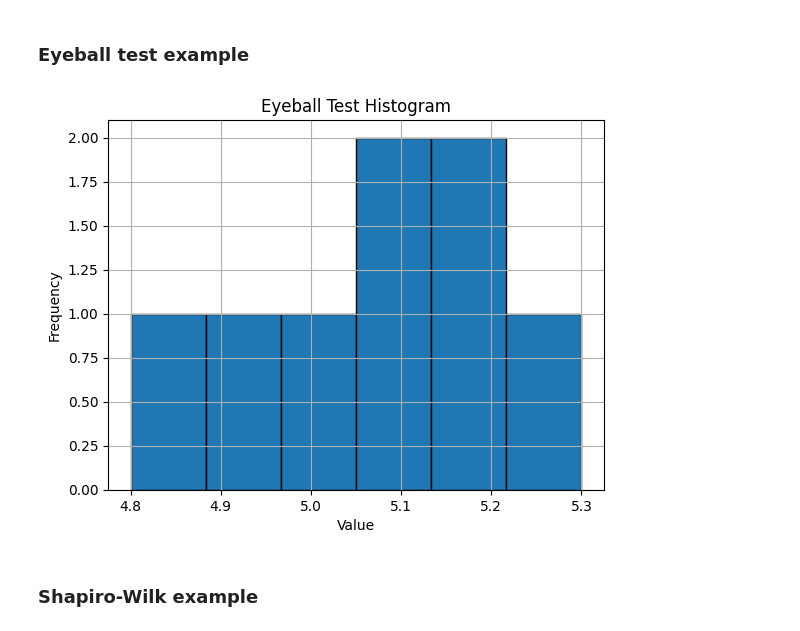
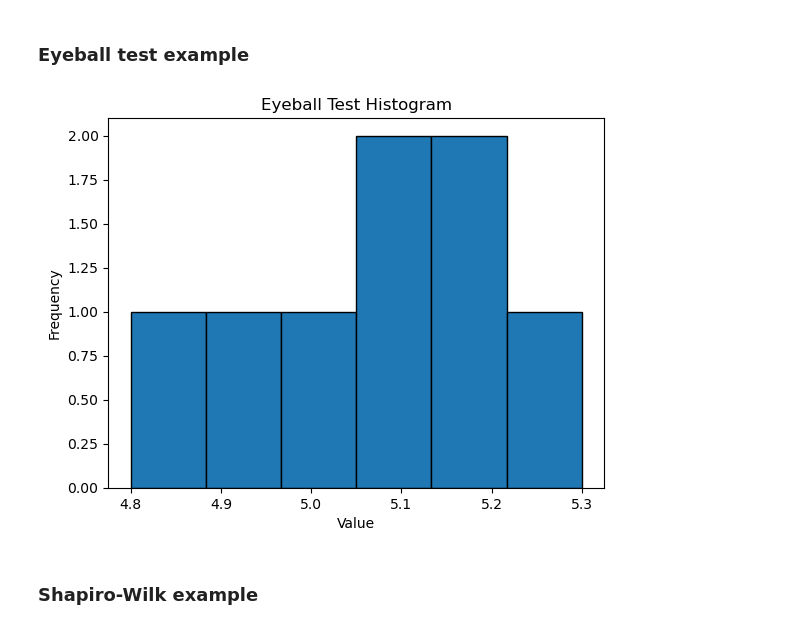
Before and after one commit to lundquist-ecology-lab/biostatistics_with_python, a Jupyter notebook: textbook/10_Parametric_tests.ipynb, the cells around one changed output. Drawn from its saved outputs; the diff is of its cells as text; code cells hidden in the pictures.

```diff
--- a/textbook/10_Parametric_tests.ipynb
+++ b/textbook/10_Parametric_tests.ipynb
@@ -187,18 +206,18 @@ p-value: 0.06
 # %%
 import matplotlib.pyplot as plt
 
 # Example data (replace with your own observed data)
 data = [4.8, 5.2, 5.1, 4.9, 5.3, 5.0, 5.2, 5.1]
 
 # Plot histogram
 plt.hist(data, bins=6, edgecolor='black')
 plt.xlabel('Value')
 plt.ylabel('Frequency')
 plt.title('Eyeball Test Histogram')
-plt.grid(True)
+plt.grid(False)
 plt.show()
 # %% [output]
-[figure, old version]
+[figure, new version]
 # %% [markdown]
 ### Shapiro-Wilk example
 # %%
```
Also changed, not shown: parts of 9 cells of this notebook, 14 other files.
